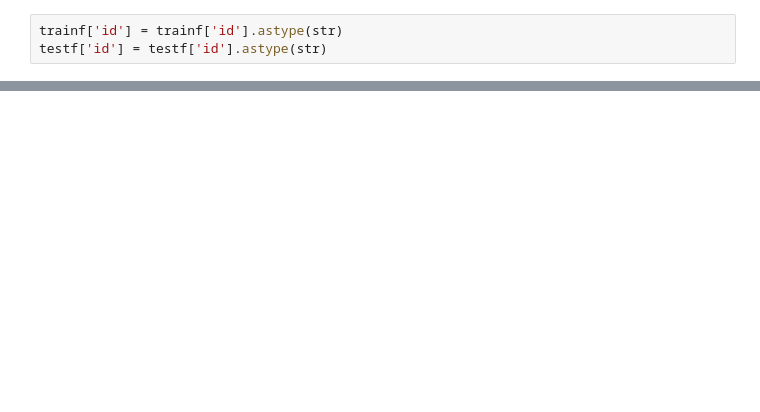
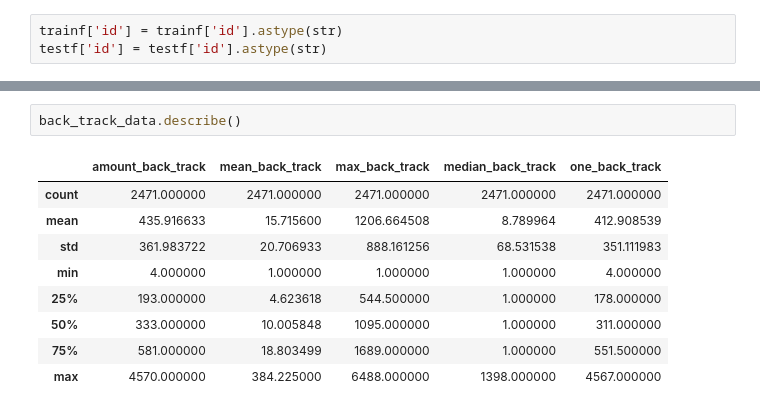
Before and after one commit to nacho692/kaggle, a Jupyter notebook: linking-writing-processes-to-writing-quality/exploration.ipynb, the cells around one changed output, grey strips where cells are left out. Cells and saved outputs as stored; diff of their text form; blank space fills up the shorter version.

```diff
--- a/linking-writing-processes-to-writing-quality/exploration.ipynb
+++ b/linking-writing-processes-to-writing-quality/exploration.ipynb
@@ -93,3 +128,15 @@ array(['NoChange', 'q', ' ', ..., 'qq qqq qqqq qqqqq',
+# %%
+back_track_data.describe()
+# %% [output]
+|  | amount_back_track | mean_back_track | max_back_track | median_back_track | one_back_track |
+| count | 2471.000000 | 2471.000000 | 2471.000000 | 2471.000000 | 2471.000000 |
+| mean | 435.916633 | 15.715600 | 1206.664508 | 8.789964 | 412.908539 |
+| std | 361.983722 | 20.706933 | 888.161256 | 68.531538 | 351.111983 |
+| min | 4.000000 | 1.000000 | 1.000000 | 1.000000 | 4.000000 |
+| 25% | 193.000000 | 4.623618 | 544.500000 | 1.000000 | 178.000000 |
+| 50% | 333.000000 | 10.005848 | 1095.000000 | 1.000000 | 311.000000 |
+| 75% | 581.000000 | 18.803499 | 1689.000000 | 1.000000 | 551.500000 |
+| max | 4570.000000 | 384.225000 | 6488.000000 | 1398.000000 | 4567.000000 |
 # %%
 sns.histplot(testf)
 display(testf.head())
```
Also changed, not shown: parts of 11 cells of this notebook, 2 other files.
